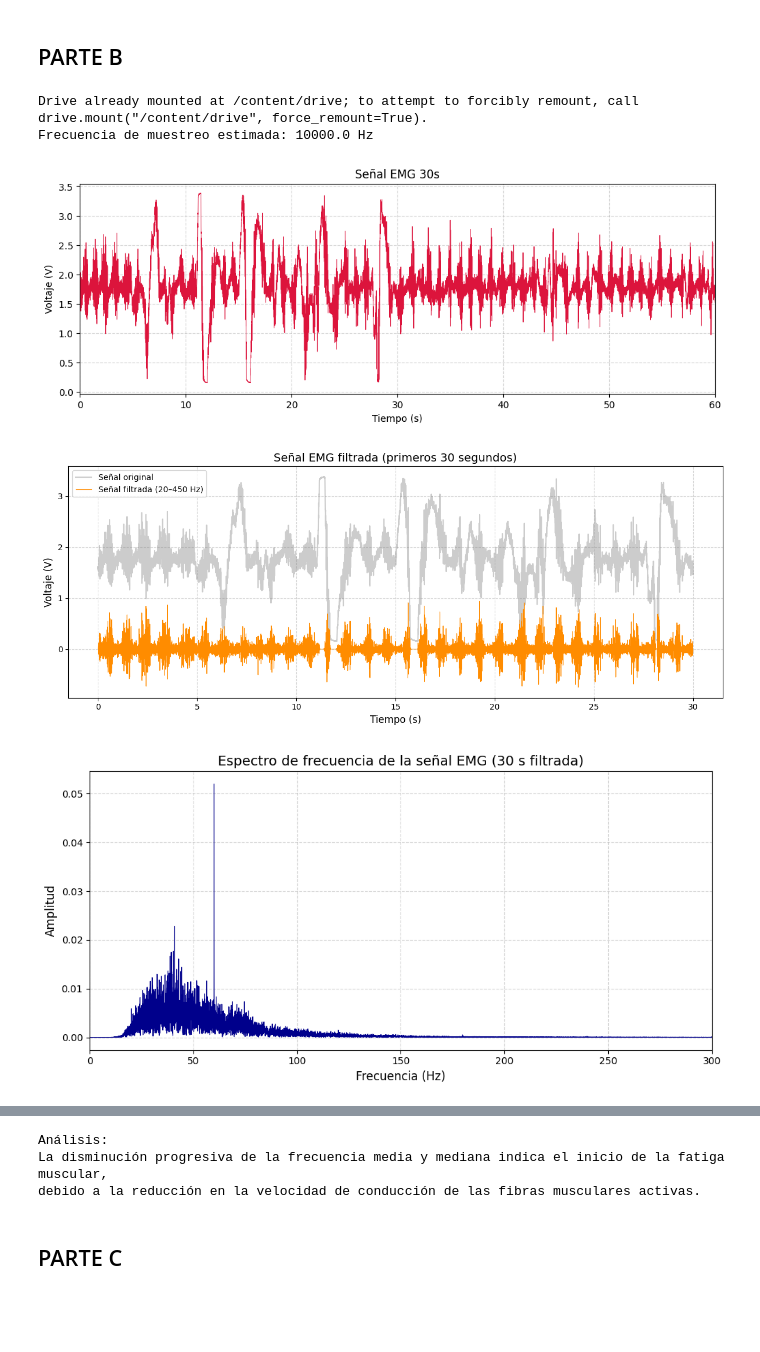
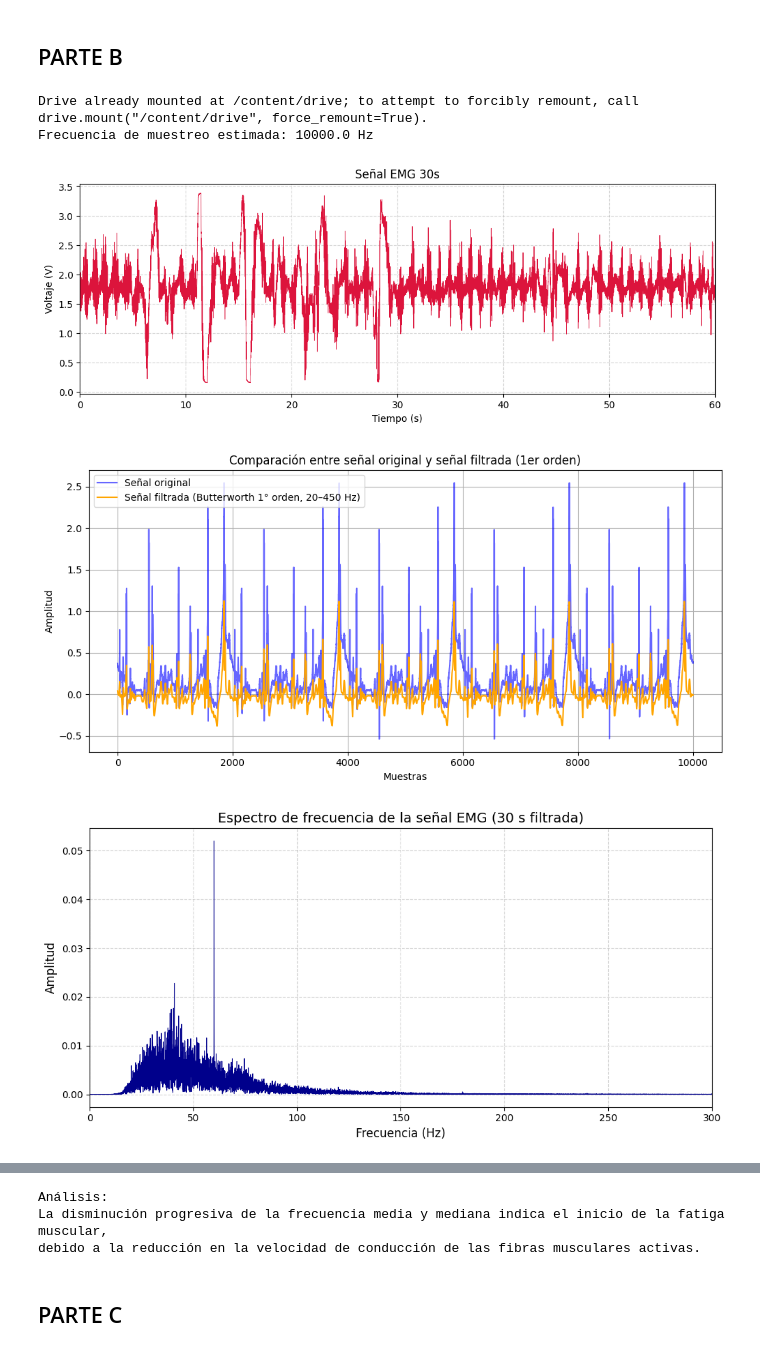
Before and after one commit to JosharaPalacios/LaboratorioSe-ales4, a Jupyter notebook: Laboratorio_4.ipynb, the cells around one changed output, grey strips where cells are left out. Cells and saved outputs as stored; diff of their text form; code cells hidden in the pictures; blank space fills up the shorter version.

```diff
--- a/Laboratorio_4.ipynb
+++ b/Laboratorio_4.ipynb
@@ -116,15 +116,15 @@ plt.grid(True, linestyle='--', alpha=0.5)
 plt.show()
 
 
-# Aplicar filtro pasa banda (20–450 Hz)
+# === Filtro pasa banda Butterworth (20–450 Hz) de 1er orden y comparación visual ===
 from scipy.signal import butter, filtfilt
 import matplotlib.pyplot as plt
 
 # Parámetros del filtro
-fs = 10000  # Frecuencia de muestreo (Hz) — ajusta según tu caso real
+fs = 10000      # Frecuencia de muestreo en Hz
 lowcut = 20     # Frecuencia mínima (Hz)
 highcut = 450   # Frecuencia máxima (Hz)
-order = 4       # Orden del filtro
+order = 1       # 🔹 Filtro Butterworth de primer orden (transición más suave)
 
 # Diseño del filtro pasa banda
 nyquist = 0.5 * fs
@@ -132,24 +132,27 @@ low = lowcut / nyquist
 high = highcut / nyquist
 b, a = butter(order, [low, high], btype='band')
 
+# Aplicar el filtro a la señal original
+senal_filtrada = filtfilt(b, a, senal)
+
 # Seleccionar primeros 30 segundos
 mask_30s = tiempo <= 30
 tiempo_30s = tiempo[mask_30s]
 voltaje_30s = voltaje[mask_30s]
 
-# Aplicar el filtro
-voltaje_filtrado = filtfilt(b, a, voltaje_30s)
-
-plt.figure(figsize=(12, 5))
-plt.plot(tiempo_30s, voltaje_30s, color='gray', alpha=0.4, label='Señal original')
-plt.plot(tiempo_30s, voltaje_filtrado, color='darkorange', linewidth=0.8, label='Señal filtrada (20–450 Hz)')
-plt.title("Señal EMG filtrada (primeros 30 segundos)", fontsize=14)
-plt.xlabel("Tiempo (s)", fontsize=12)
-plt.ylabel("Voltaje (V)", fontsize=12)
+# === Visualizar señal original y filtrada superpuestas ===
+plt.figure(figsize=(10,5))
+plt.plot(senal, label='Señal original', alpha=0.6, color='blue')
+plt.plot(senal_filtrada, label='Señal filtrada (Butterworth 1° orden, 20–450 Hz)', color='orange')
+plt.title('Comparación entre señal original y señal filtrada (1er orden)')
+plt.xlabel('Muestras')
+plt.ylabel('Amplitud')
 plt.legend()
-plt.grid(True, linestyle='--', alpha=0.5)
+plt.grid(True)
 plt.tight_layout()
 plt.show()
+
+
 
 import numpy as np
 import matplotlib.pyplot as plt
@@ -191,34 +194,34 @@ segmentos = np.array_split(voltaje_filtrado, 5)
 resultados = []
 for i, seg in enumerate(segmentos, start=1):
     f, Pxx = welch(seg, fs=fs, nperseg=1024)
     f_media = np.sum(f * Pxx) / np.sum(Pxx)
     energia_acum = np.cumsum(Pxx)
     f_mediana = f[np.where(energia_acum >= energia_acum[-1]/2)[0][0]]
     resultados.append([i, f_media, f_mediana])
 
 tabla = pd.DataFrame(resultados, columns=['Contracción', 'Frecuencia media (Hz)', 'Frecuencia mediana (Hz)'])
 display(tabla)
 
 # Graficar evolución de las frecuencias
 plt.figure(figsize=(8,4))
 plt.plot(tabla['Contracción'], tabla['Frecuencia media (Hz)'], 'o-', label='Frecuencia media')
 plt.plot(tabla['Contracción'], tabla['Frecuencia mediana (Hz)'], 's--', label='Frecuencia mediana')
 plt.title("Evolución de la frecuencia durante la fatiga muscular")
 plt.xlabel("Contracción")
 plt.ylabel("Frecuencia (Hz)")
 plt.legend()
 plt.grid(True)
 plt.show()
 
 # Análisis
 print("Análisis:")
 print("La disminución progresiva de la frecuencia media y mediana indica el inicio de la fatiga muscular,")
 print("debido a la reducción en la velocidad de conducción de las fibras musculares activas.")
 # %% [output]
 Drive already mounted at /content/drive; to attempt to forcibly remount, call drive.mount("/content/drive", force_remount=True).
 Frecuencia de muestreo estimada: 10000.0 Hz
 [figure]
-[figure, old version]
+[figure, new version]
 [figure]
 |  | Contracción | Frecuencia media (Hz) | Frecuencia mediana (Hz) |
 | 0 | 1 | 47.541285 | 48.828125 |
```
